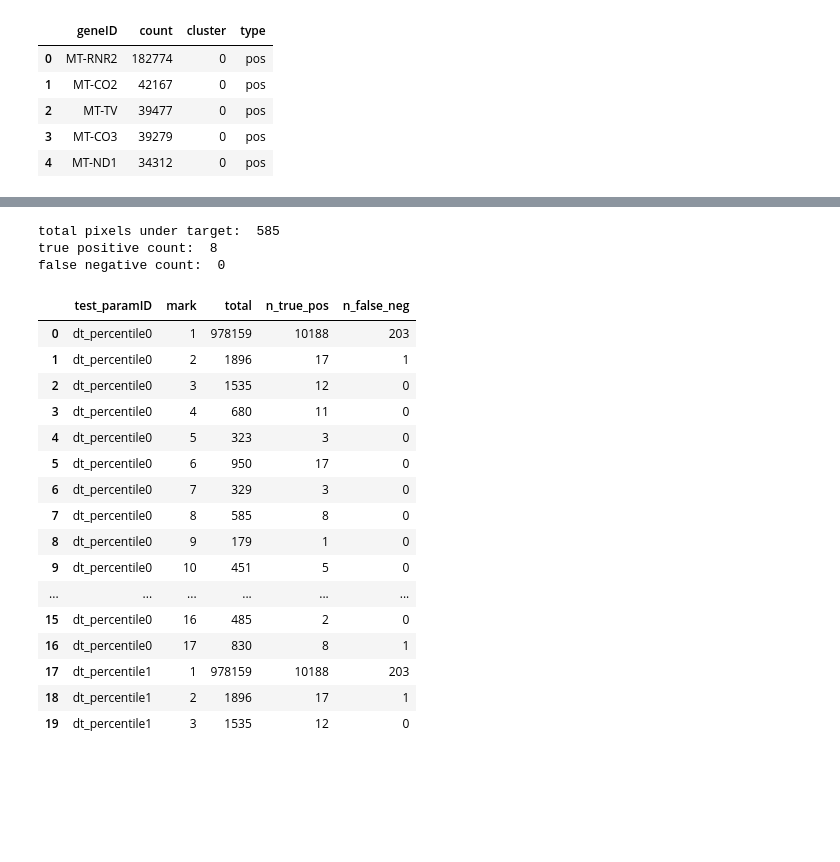
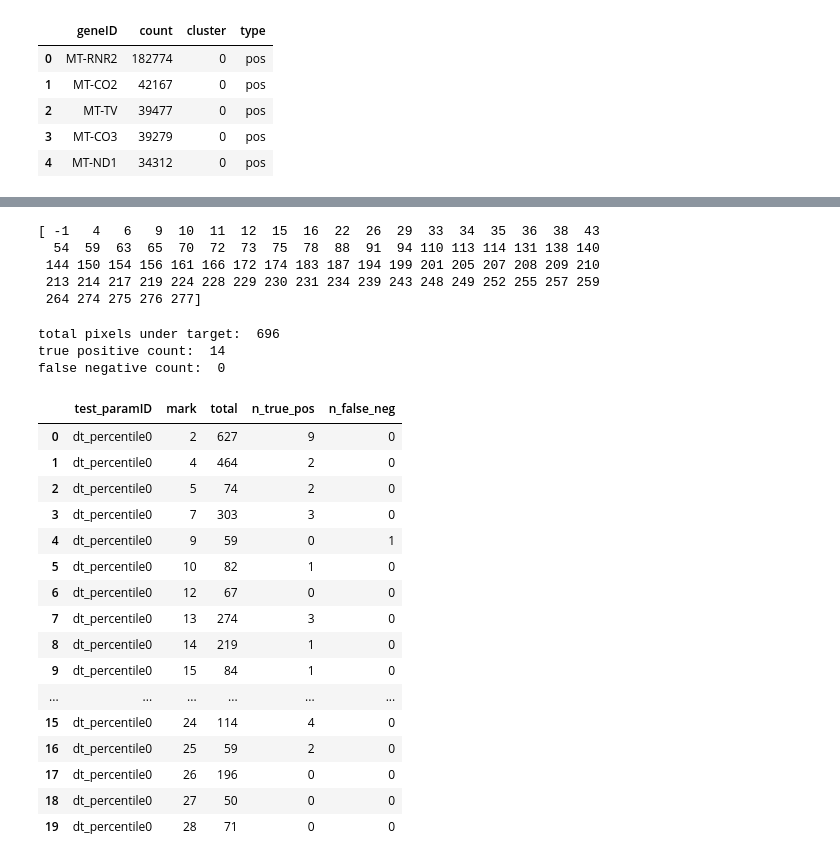
Before and after one commit to brigbrog/SpatialSegmentation, a Jupyter notebook: benchmarking/workflow_tester.ipynb, the cells around one changed output, grey strips where cells are left out. Drawn from its saved outputs; the diff is of its cells as text; code cells hidden in the pictures; blank space fills up the shorter version.

Commit message:
create mask works, needs KDTree, workflow shows markers are skinny, needs look at sure fg.

```diff
--- a/benchmarking/workflow_tester.ipynb
+++ b/benchmarking/workflow_tester.ipynb
@@ -123,7 +169,7 @@ manager.markers[1].shape
 indicatorTester = Indicator(
     origin_csv = manager.origin_csv,
     annotation = manager.annotation,
-    n_neg=5
+    n_neg=40
     )
 indicatorTester.indicators.head()
 # %% [output]
@@ -174,36 +263,44 @@ plt.show()
+# %%
+print(np.unique(comparatorTester.markers[10]))
+# %% [output]
+[ -1   4   6   9  10  11  12  15  16  22  26  29  33  34  35  36  38  43
+  54  59  63  65  70  72  73  75  78  88  91  94 110 113 114 131 138 140
+ 144 150 154 156 161 166 172 174 183 187 194 199 201 205 207 208 209 210
+ 213 214 217 219 224 228 229 230 231 234 239 243 248 249 252 255 257 259
+ 264 274 275 276 277]
 # %%
-tot, tp, fn = comparatorTester.count_marker_and_indicators(indic_mask,
-                                                           comparatorTester.markers[20],
-                                                           target=8)
+tot, tp, fn = comparatorTester.count_marker_and_indicators(new_indic_mask,
+                                                           comparatorTester.markers[10],
+                                                           target=10)
 print("total pixels under target: ", tot)
 print("true positive count: ", tp)
 print("false negative count: ", fn)
 # %% [output]
-total pixels under target:  585
-true positive count:  8
+total pixels under target:  696
+true positive count:  14
 false negative count:  0
 # %%
-engine_res = comparatorTester.compare_engine(x_win,
-                                             y_win,
+engine_res = comparatorTester.compare_engine(xrange= (0, 12001),
+                                             yrange = (0, 11301),
                                              comparatorTester.indicator.indicators)
 engine_res.head(20)
 # %% [output]
 |  | test_paramID | mark | total | n_true_pos | n_false_neg |
-| 0 | dt_percentile0 | 1 | 978159 | 10188 | 203 |
-| 1 | dt_percentile0 | 2 | 1896 | 17 | 1 |
-| 2 | dt_percentile0 | 3 | 1535 | 12 | 0 |
-| 3 | dt_percentile0 | 4 | 680 | 11 | 0 |
-| 4 | dt_percentile0 | 5 | 323 | 3 | 0 |
-| 5 | dt_percentile0 | 6 | 950 | 17 | 0 |
-| 6 | dt_percentile0 | 7 | 329 | 3 | 0 |
-| 7 | dt_percentile0 | 8 | 585 | 8 | 0 |
-| 8 | dt_percentile0 | 9 | 179 | 1 | 0 |
-| 9 | dt_percentile0 | 10 | 451 | 5 | 0 |
+| 0 | dt_percentile0 | 2 | 627 | 9 | 0 |
+| 1 | dt_percentile0 | 4 | 464 | 2 | 0 |
+| 2 | dt_percentile0 | 5 | 74 | 2 | 0 |
+| 3 | dt_percentile0 | 7 | 303 | 3 | 0 |
+| 4 | dt_percentile0 | 9 | 59 | 0 | 1 |
+| 5 | dt_percentile0 | 10 | 82 | 1 | 0 |
+| 6 | dt_percentile0 | 12 | 67 | 0 | 0 |
+| 7 | dt_percentile0 | 13 | 274 | 3 | 0 |
+| 8 | dt_percentile0 | 14 | 219 | 1 | 0 |
+| 9 | dt_percentile0 | 15 | 84 | 1 | 0 |
 | ... | ... | ... | ... | ... | ... |
-| 15 | dt_percentile0 | 16 | 485 | 2 | 0 |
-| 16 | dt_percentile0 | 17 | 830 | 8 | 1 |
-| 17 | dt_percentile1 | 1 | 978159 | 10188 | 203 |
-| 18 | dt_percentile1 | 2 | 1896 | 17 | 1 |
-| 19 | dt_percentile1 | 3 | 1535 | 12 | 0 |
+| 15 | dt_percentile0 | 24 | 114 | 4 | 0 |
+| 16 | dt_percentile0 | 25 | 59 | 2 | 0 |
+| 17 | dt_percentile0 | 26 | 196 | 0 | 0 |
+| 18 | dt_percentile0 | 27 | 50 | 0 | 0 |
+| 19 | dt_percentile0 | 28 | 71 | 0 | 0 |
 # %%
 engine_res.to_csv("/Users/brianbrogan/Desktop/KI24/figures/compare_engine_test.csv", index=False)
```
Also changed, not shown: parts of 14 cells of this notebook, 1 other file.
